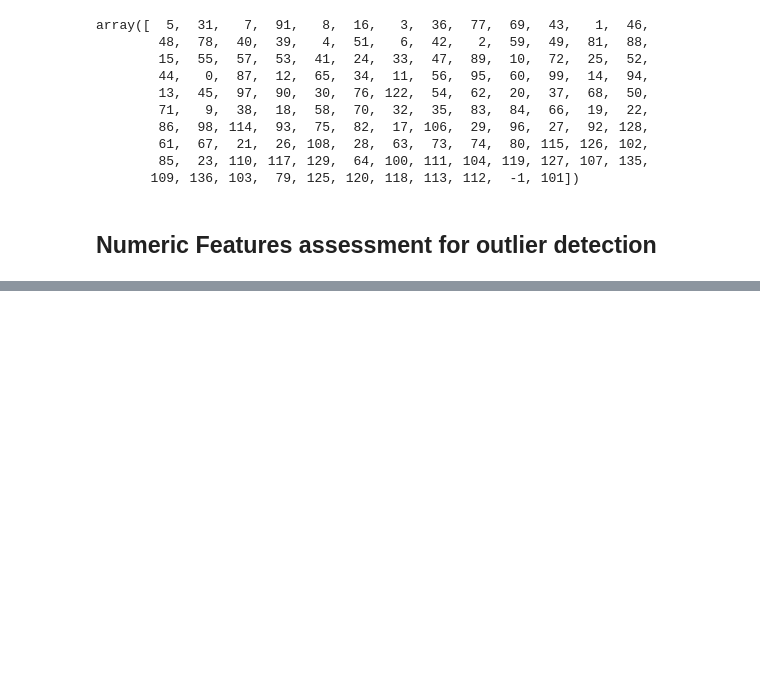
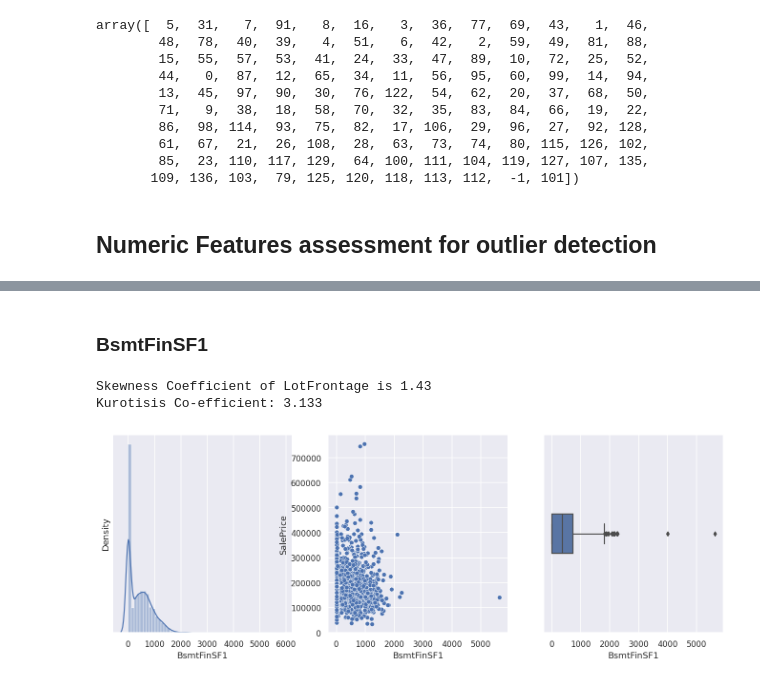
Before and after one commit to Blizter/regression-techniques, a Jupyter notebook: notebooks/variables_processing.ipynb, the cells around one changed output, grey strips where cells are left out. Cells and saved outputs as stored; diff of their text form; code cells hidden in the pictures; blank space fills up the shorter version.

```diff
--- a/notebooks/variables_processing.ipynb
+++ b/notebooks/variables_processing.ipynb
@@ -490,0 +510,8 @@ Skewness Coefficient of LotFrontage is 1.68
+# %% [markdown]
+### BsmtFinSF1
+# %%
+plot_numeric_features("BsmtFinSF1").show()
+# %% [output]
+Skewness Coefficient of LotFrontage is 1.43
+Kurotisis Co-efficient: 3.133
+[figure, added]
```
Also changed, not shown: parts of 17 cells of this notebook.
